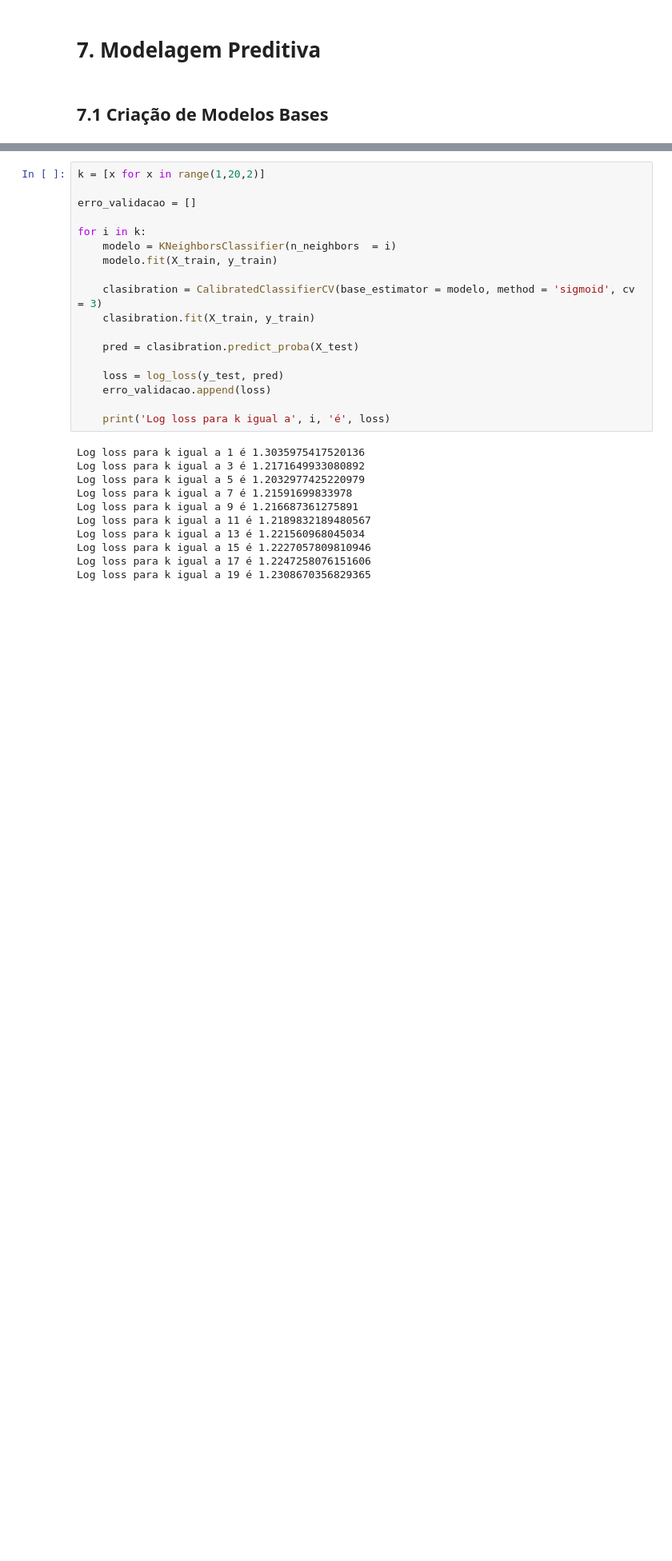
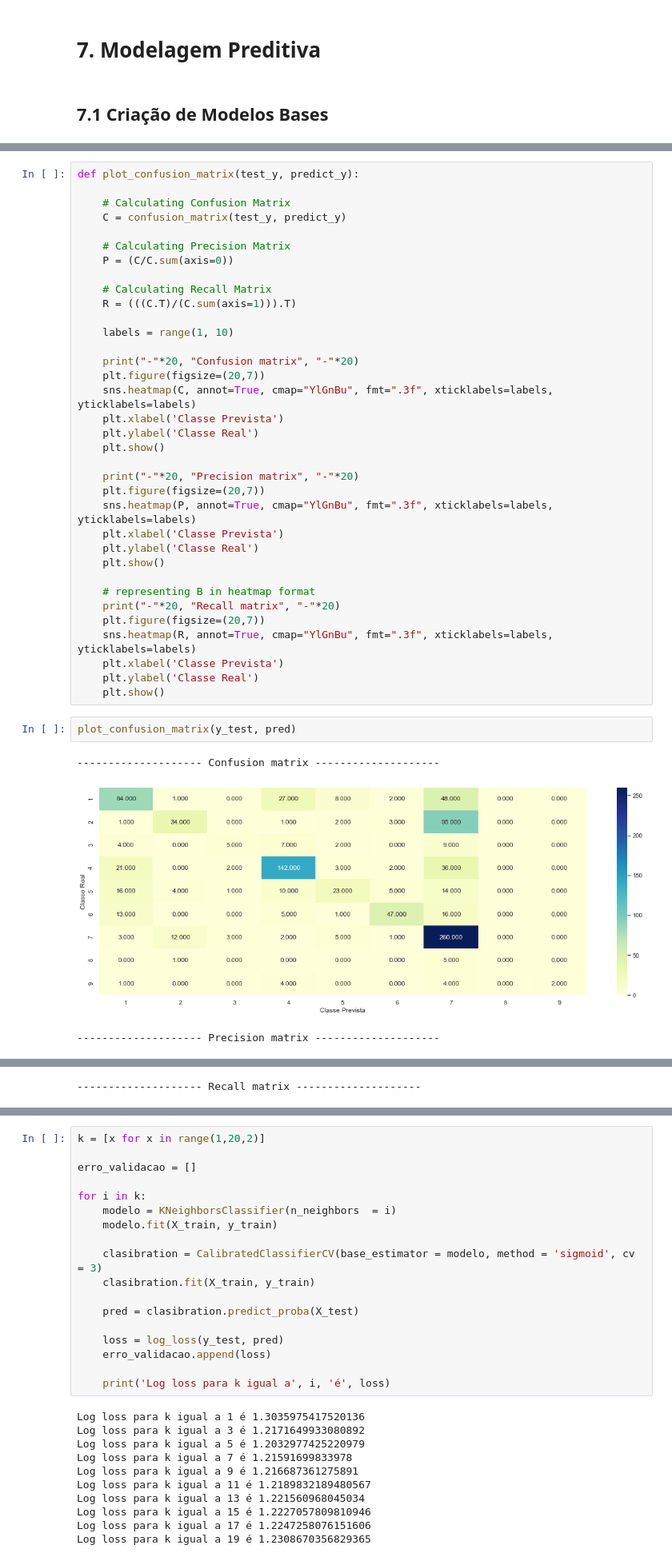
Before and after one commit to Herikc2/Medicina-Personalizada-Redefinindo-Tratamento-de-Cancer, a Jupyter notebook: Medicina_Personalizada.ipynb, the cells around one changed output, grey strips where cells are left out. Shown at 80% size. Cells and saved outputs as stored; diff of their text form; blank space fills up the shorter version.

Commit message:
Plotting confusion, precision and recall matrix

```diff
--- a/Medicina_Personalizada.ipynb
+++ b/Medicina_Personalizada.ipynb
@@ -837,0 +929,41 @@ print(configuracoes[index_menor_loss])
+# %%
+def plot_confusion_matrix(test_y, predict_y):
+
+    # Calculating Confusion Matrix
+    C = confusion_matrix(test_y, predict_y)
+
+    # Calculating Precision Matrix
+    P = (C/C.sum(axis=0))
+
+    # Calculating Recall Matrix
+    R = (((C.T)/(C.sum(axis=1))).T)
+
+    labels = range(1, 10)
+
+    print("-"*20, "Confusion matrix", "-"*20)
+    plt.figure(figsize=(20,7))
+    sns.heatmap(C, annot=True, cmap="YlGnBu", fmt=".3f", xticklabels=labels, yticklabels=labels)
+    plt.xlabel('Classe Prevista')
+    plt.ylabel('Classe Real')
+    plt.show()
+
+    print("-"*20, "Precision matrix", "-"*20)
+    plt.figure(figsize=(20,7))
+    sns.heatmap(P, annot=True, cmap="YlGnBu", fmt=".3f", xticklabels=labels, yticklabels=labels)
+    plt.xlabel('Classe Prevista')
+    plt.ylabel('Classe Real')
+    plt.show()
+
+    # representing B in heatmap format
+    print("-"*20, "Recall matrix", "-"*20)
+    plt.figure(figsize=(20,7))
+    sns.heatmap(R, annot=True, cmap="YlGnBu", fmt=".3f", xticklabels=labels, yticklabels=labels)
+    plt.xlabel('Classe Prevista')
+    plt.ylabel('Classe Real')
+    plt.show()
+# %%
+plot_confusion_matrix(y_test, pred)
+# %% [output]
+-------------------- Confusion matrix --------------------
+[figure, added]
+-------------------- Precision matrix --------------------
@@ -837,0 +971 @@ print(configuracoes[index_menor_loss])
+-------------------- Recall matrix --------------------
```
Also changed, not shown: parts of 29 cells of this notebook.
